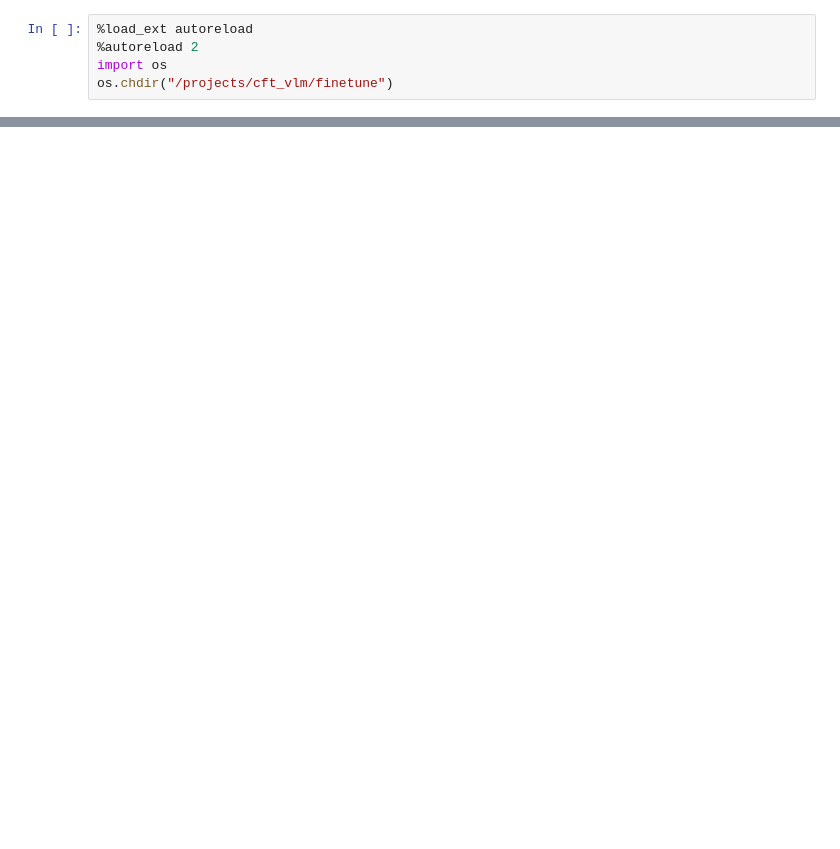
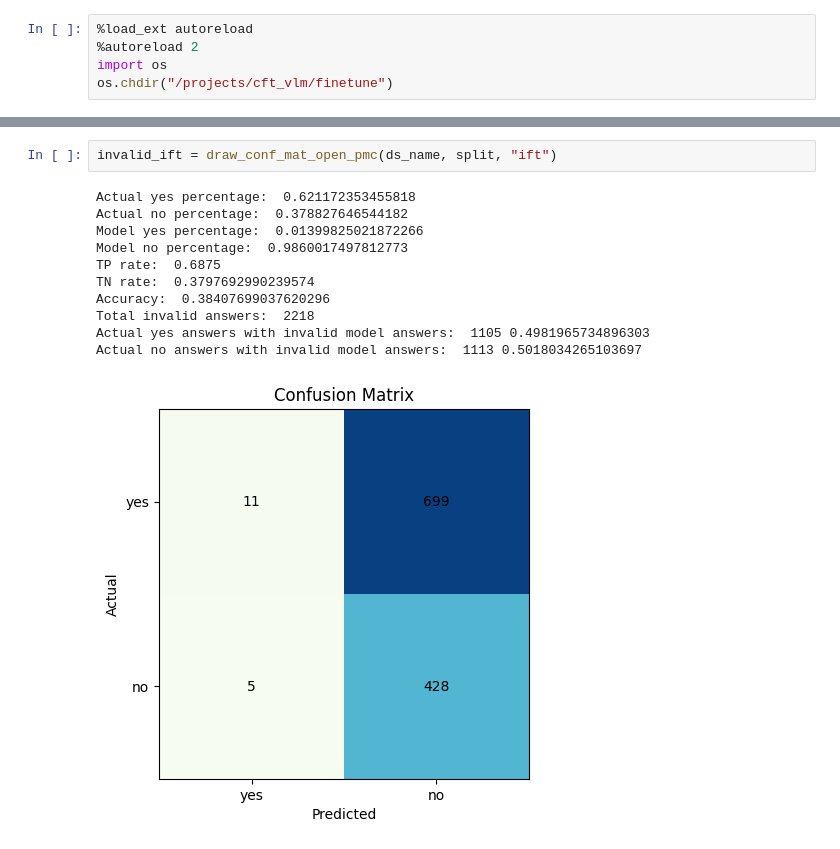
Before and after one commit to WithComment/finetune, a Jupyter notebook: qwenvl/eval.ipynb, the cells around one changed output, grey strips where cells are left out. Saved outputs shown, nothing was run; the diff lists cells and outputs as text; blank space fills up the shorter version.

```diff
--- a/qwenvl/eval.ipynb
+++ b/qwenvl/eval.ipynb
@@ -118,0 +121,14 @@ Total invalid answers:  105
+# %%
+invalid_ift = draw_conf_mat_open_pmc(ds_name, split, "ift")
+# %% [output]
+Actual yes percentage:  0.621172353455818
+Actual no percentage:  0.378827646544182
+Model yes percentage:  0.01399825021872266
+Model no percentage:  0.9860017497812773
+TP rate:  0.6875
+TN rate:  0.3797692990239574
+Accuracy:  0.38407699037620296
+Total invalid answers:  2218
+Actual yes answers with invalid model answers:  1105 0.4981965734896303
+Actual no answers with invalid model answers:  1113 0.5018034265103697
+[figure, added]
```
Also changed, not shown: parts of 11 cells of this notebook.
